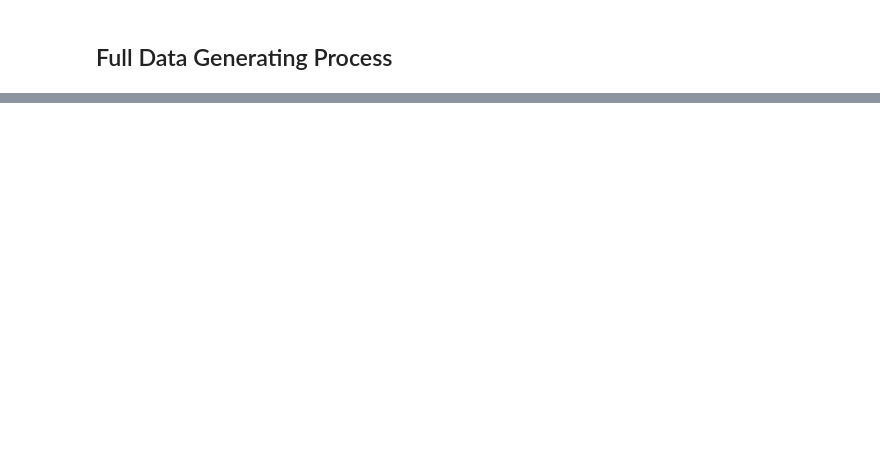
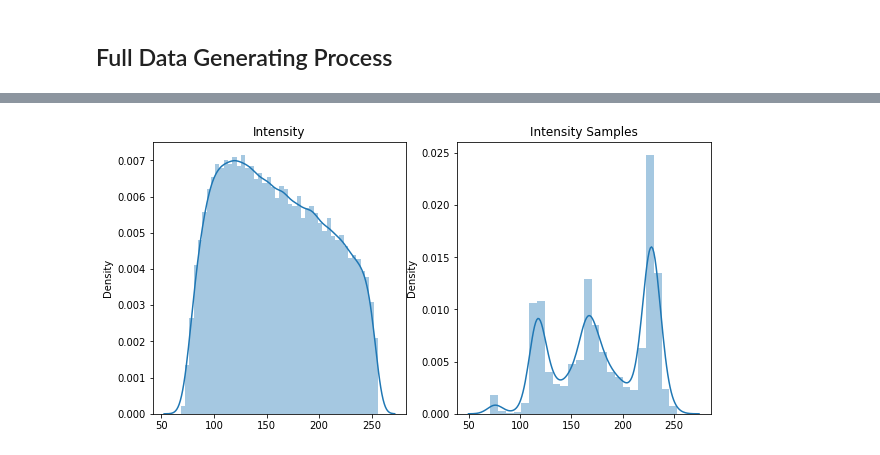
Before and after one commit to RajatRasal/deepscm, a Jupyter notebook: deepscm/datasets/morphomnist/intensity_causes_thickness.ipynb, the cells around one changed output, grey strips where cells are left out. Drawn from its saved outputs; the diff is of its cells as text; code cells hidden in the pictures; blank space fills up the shorter version.

```diff
--- a/deepscm/datasets/morphomnist/intensity_causes_thickness.ipynb
+++ b/deepscm/datasets/morphomnist/intensity_causes_thickness.ipynb
@@ -369,0 +404,18 @@ plt.show()
+# %%
+dataset = stacked_dataset[:, 0].view(-1, 1)
+
+loc = dataset.min()
+scale = dataset.max() - loc
+
+base_dist = Normal(torch.zeros(1), torch.ones(1))
+spline_transform = ComposeTransformModule([
+    # LearnedAffineTransform(),
+    Spline(1)
+])
+constraint_transforms = ComposeTransform([
+    SigmoidTransform(),
+    AffineTransform(loc=loc, scale=scale),
+])
+
+# Effectively applied change of variables rule
+flow_dist = TransformedDistribution(base_dist, [spline_transform, constraint_transforms])
@@ -369,0 +439,16 @@ plt.show()
+# %%
+samples = flow_dist.sample([10000])
+
+plt.figure(figsize=(10, 5))
+
+plt.subplot(1, 2, 1)
+plt.title('Intensity')
+sns.distplot(dataset)
+
+plt.subplot(1, 2, 2)
+plt.title('Intensity Samples')
+sns.distplot(samples.detach().numpy())
+
+plt.show()
+# %% [output]
+[figure, added]
```
Also changed, not shown: parts of 17 cells of this notebook, 1 other file.
